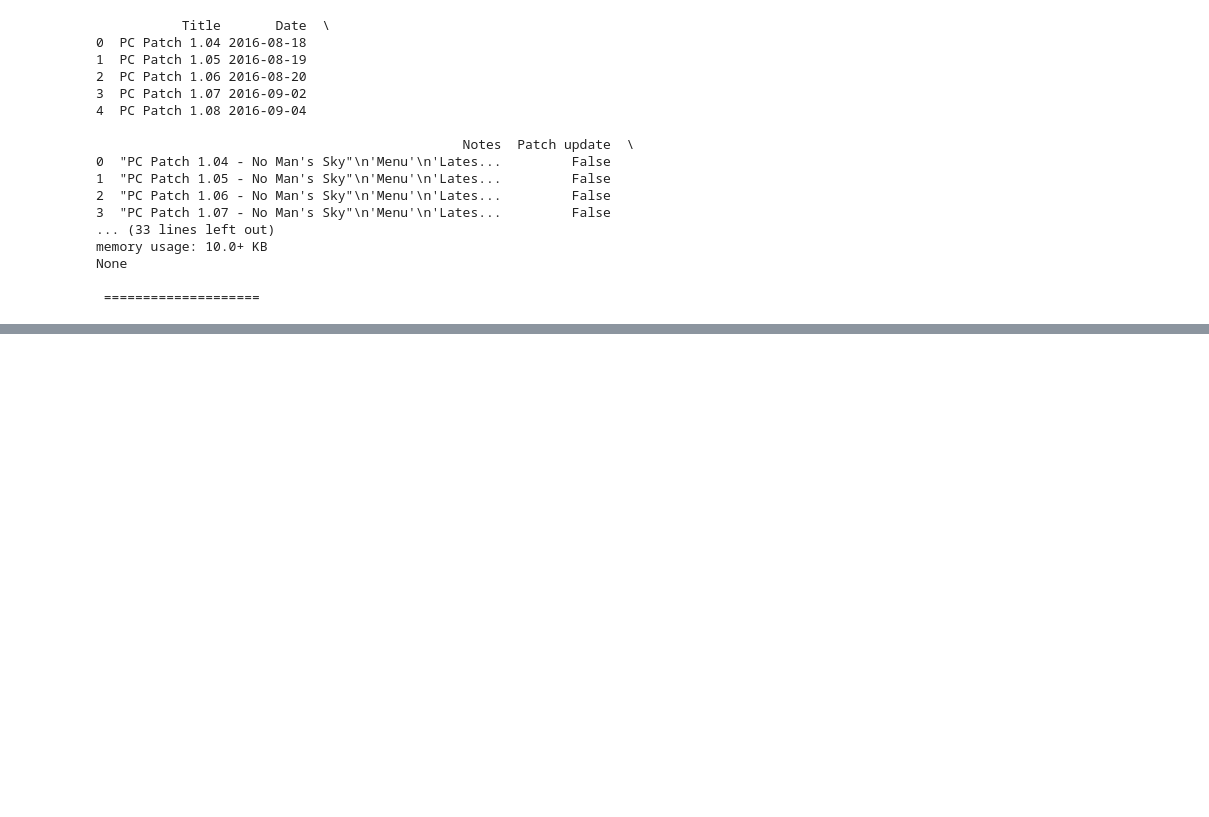
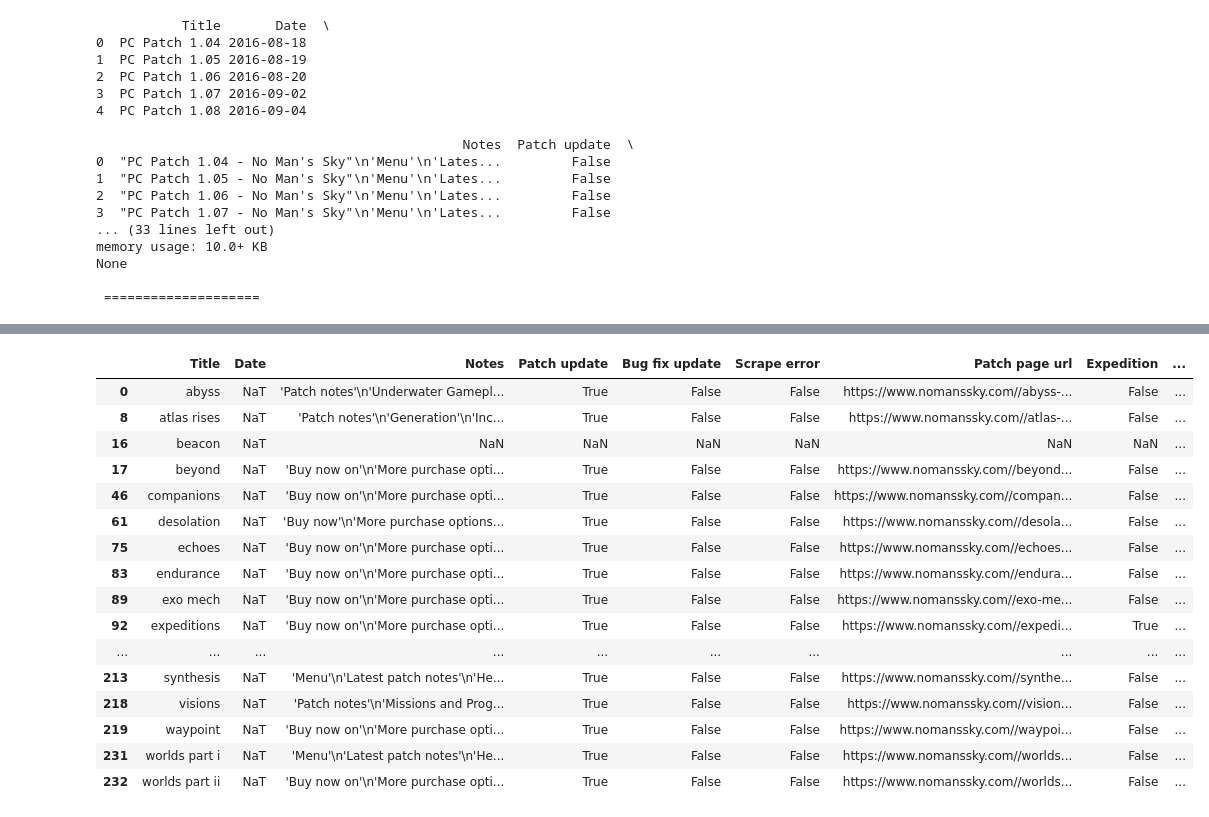
Before and after one commit to ATHannington/NMS-patch-to-rating-analysis, a Jupyter notebook: Clean_patch_note_data.ipynb, the cells around one changed output, grey strips where cells are left out. Drawn from its saved outputs; the diff is of its cells as text; code cells hidden in the pictures; blank space fills up the shorter version.

Commit message:
Removed SteamDB elements. V1 of combining wikipedia data of dates of major named releases with scraped patch notes.

```diff
--- a/Clean_patch_note_data.ipynb
+++ b/Clean_patch_note_data.ipynb
@@ -65,0 +274,4 @@ sdbdf = sdbdf.replace(to_replace={"Patch Title":"No title"}, value = pd.NA)
+# %%
+modWiki = df_series_strip(wikiDF,target={"Title":r"-"},replacement=r" ",compare=True)
+modWiki["Title"] = modWiki["Title"].str.lower()
+modWiki
@@ -65,0 +301,3 @@ sdbdf = sdbdf.replace(to_replace={"Patch Title":"No title"}, value = pd.NA)
+# %%
+modWiki = df_series_strip(modWiki,target={"Title":r"\n"},compare=True)
+modWiki = df_series_strip(modWiki,target={"Title":r"the "},compare=True)
@@ -65,0 +322,3 @@ sdbdf = sdbdf.replace(to_replace={"Patch Title":"No title"}, value = pd.NA)
+# %%
+modWiki = modWiki.drop(columns=['Notes', 'Ref'])
+modWiki
@@ -65,0 +365,3 @@ sdbdf = sdbdf.replace(to_replace={"Patch Title":"No title"}, value = pd.NA)
+# %%
+combiDF = modDF.merge(modWiki,how="outer",on="Title",suffixes=(None,"_wiki"))
+combiDF
@@ -65,0 +382,20 @@ sdbdf = sdbdf.replace(to_replace={"Patch Title":"No title"}, value = pd.NA)
+# %%
+combiDF.loc[combiDF["Date"].isnull()==True]
+# %% [output]
+|  | Title | Date | Notes | Patch update | Bug fix update | Scrape error | Patch page url | Expedition | ... |
+| 0 | abyss | NaT | 'Patch notes'\n'Underwater Gamepl... | True | False | False | https://www.nomanssky.com//abyss-... | False | ... |
+| 8 | atlas rises | NaT | 'Patch notes'\n'Generation'\n'Inc... | True | False | False | https://www.nomanssky.com//atlas-... | False | ... |
+| 16 | beacon | NaT | NaN | NaN | NaN | NaN | NaN | NaN | ... |
+| 17 | beyond | NaT | 'Buy now on'\n'More purchase opti... | True | False | False | https://www.nomanssky.com//beyond... | False | ... |
+| 46 | companions | NaT | 'Buy now on'\n'More purchase opti... | True | False | False | https://www.nomanssky.com//compan... | False | ... |
+| 61 | desolation | NaT | 'Buy now'\n'More purchase options... | True | False | False | https://www.nomanssky.com//desola... | False | ... |
+| 75 | echoes | NaT | 'Buy now on'\n'More purchase opti... | True | False | False | https://www.nomanssky.com//echoes... | False | ... |
+| 83 | endurance | NaT | 'Buy now on'\n'More purchase opti... | True | False | False | https://www.nomanssky.com//endura... | False | ... |
+| 89 | exo mech | NaT | 'Buy now on'\n'More purchase opti... | True | False | False | https://www.nomanssky.com//exo-me... | False | ... |
+| 92 | expeditions | NaT | 'Buy now on'\n'More purchase opti... | True | False | False | https://www.nomanssky.com//expedi... | True | ... |
+| ... | ... | ... | ... | ... | ... | ... | ... | ... | ... |
+| 213 | synthesis | NaT | 'Menu'\n'Latest patch notes'\n'He... | True | False | False | https://www.nomanssky.com//synthe... | False | ... |
+| 218 | visions | NaT | 'Patch notes'\n'Missions and Prog... | True | False | False | https://www.nomanssky.com//vision... | False | ... |
+| 219 | waypoint | NaT | 'Buy now on'\n'More purchase opti... | True | False | False | https://www.nomanssky.com//waypoi... | False | ... |
+| 231 | worlds part i | NaT | 'Menu'\n'Latest patch notes'\n'He... | True | False | False | https://www.nomanssky.com//worlds... | False | ... |
+| 232 | worlds part ii | NaT | 'Buy now on'\n'More purchase opti... | True | False | False | https://www.nomanssky.com//worlds... | False | ... |
```
Also changed, not shown: parts of 41 cells of this notebook.
